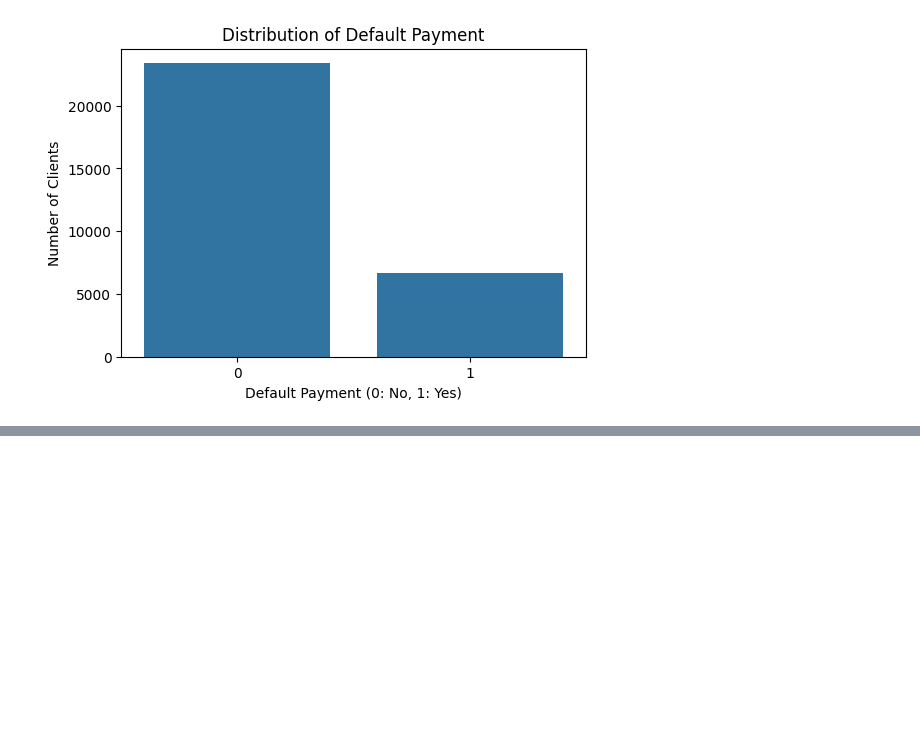
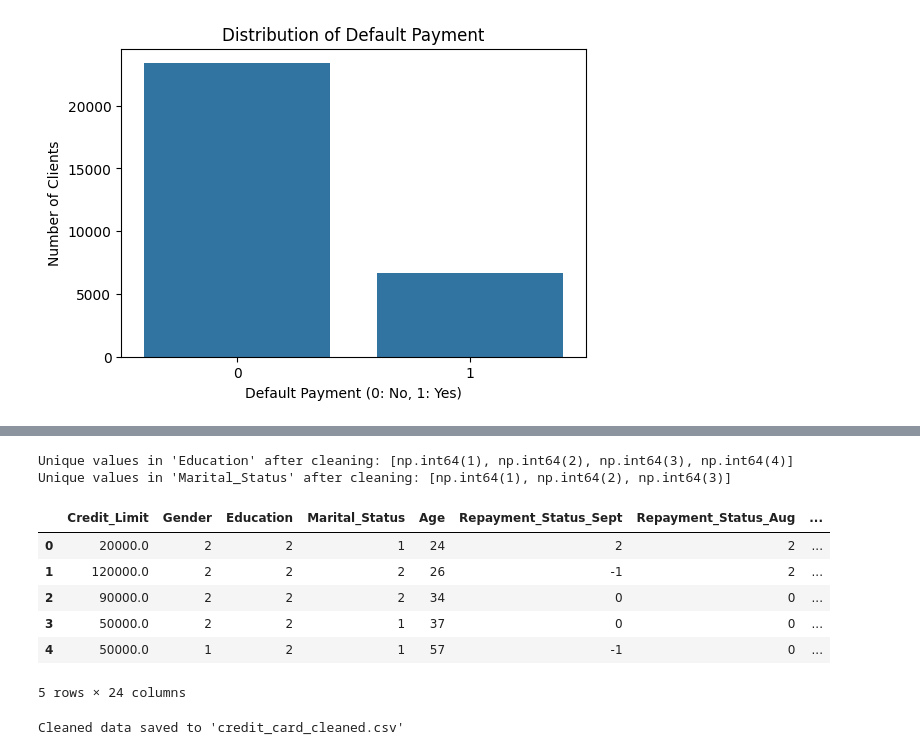
Before and after one commit to licyambrose/CreditCardDefault, a Jupyter notebook: creditcarddefault.ipynb, the cells around one changed output, grey strips where cells are left out. Drawn from its saved outputs; the diff is of its cells as text; code cells hidden in the pictures; blank space fills up the shorter version.

```diff
--- a/creditcarddefault.ipynb
+++ b/creditcarddefault.ipynb
@@ -159,0 +163,36 @@ plt.show()
+# %%
+# Drop the ID column as it is not needed for prediction
+if 'ID' in data.columns:
+    data = data.drop('ID', axis=1)
+# %%
+# The dataset description indicates that for Education, 1=graduate school, 2=university, 3=high school, 4=others.
+# Values 0, 5, and 6 are not documented and can be grouped into 'others' (4).
+data['Education'] = data['Education'].replace([0, 5, 6], 4)
+# %%
+# For Marital Status, 1=married, 2=single, 3=others.
+# The value 0 is not documented and can be grouped into 'others' (3).
+data['Marital_Status'] = data['Marital_Status'].replace(0, 3)
+# %%
+# Verify the unique values after cleaning
+print("Unique values in 'Education' after cleaning:", sorted(data['Education'].unique()))
+print("Unique values in 'Marital_Status' after cleaning:", sorted(data['Marital_Status'].unique()))
+# %% [output]
+Unique values in 'Education' after cleaning: [np.int64(1), np.int64(2), np.int64(3), np.int64(4)]
+Unique values in 'Marital_Status' after cleaning: [np.int64(1), np.int64(2), np.int64(3)]
+# %%
+data.head()
+# %% [output]
+|  | Credit_Limit | Gender | Education | Marital_Status | Age | Repayment_Status_Sept | Repayment_Status_Aug | ... |
+| 0 | 20000.0 | 2 | 2 | 1 | 24 | 2 | 2 | ... |
+| 1 | 120000.0 | 2 | 2 | 2 | 26 | -1 | 2 | ... |
+| 2 | 90000.0 | 2 | 2 | 2 | 34 | 0 | 0 | ... |
+| 3 | 50000.0 | 2 | 2 | 1 | 37 | 0 | 0 | ... |
+| 4 | 50000.0 | 1 | 2 | 1 | 57 | -1 | 0 | ... |
+5 rows × 24 columns
+# %%
+# Save the cleaned data to a new CSV file
+data.to_csv('credit_card_cleaned.csv', index=False)
+
+print("Cleaned data saved to 'credit_card_cleaned.csv'")
+# %% [output]
+Cleaned data saved to 'credit_card_cleaned.csv'
```
Also changed, not shown: parts of 2 cells of this notebook, 1 other file.
